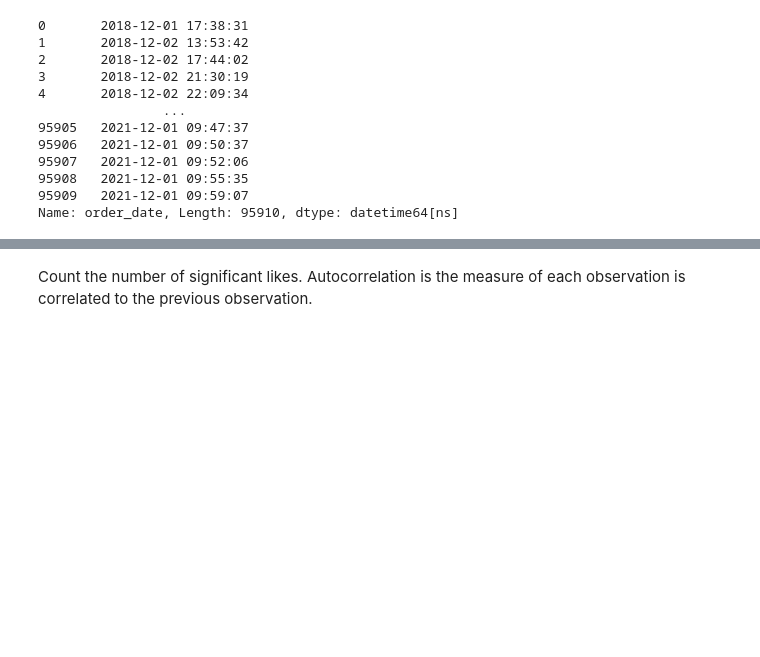
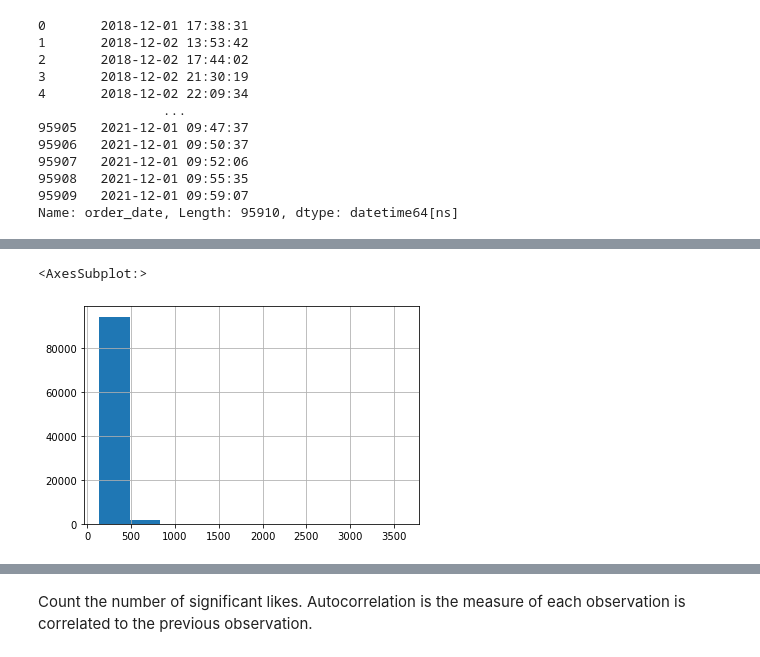
Before and after one commit to dantonprestes/CA_Integrated, a Jupyter notebook: Question 1.ipynb, the cells around one changed output, grey strips where cells are left out. Saved outputs shown, nothing was run; the diff lists cells and outputs as text; code cells hidden in the pictures; blank space fills up the shorter version.

```diff
--- a/Question 1.ipynb
+++ b/Question 1.ipynb
@@ -211,0 +341,5 @@ df['order_date'].plot();
+# %%
+pred.hist()
+# %% [output]
+<AxesSubplot:>
+[figure, added]
```
Also changed, not shown: parts of 53 cells of this notebook, 6 other files.
